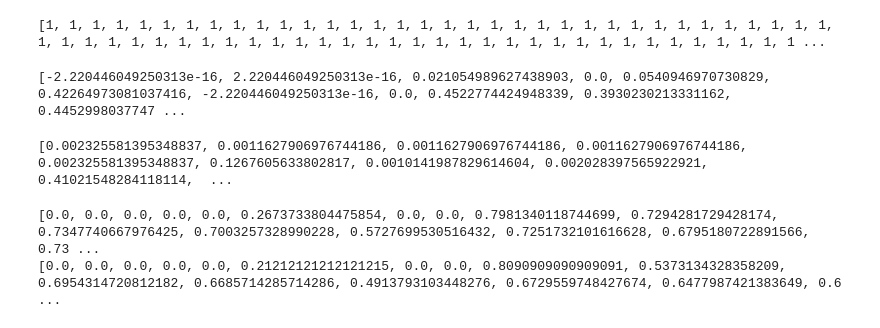
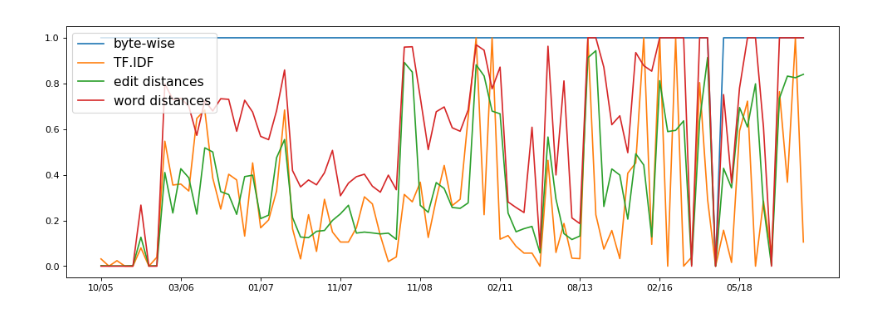
Before and after one commit to ianmilligan1/ipsw-quantifying-change, a Jupyter notebook: caoimhe_metrics.ipynb, the cells around one changed output. Saved outputs shown, nothing was run; the diff lists cells and outputs as text; code cells hidden in the pictures.

Commit message:
contains plot of metrics

```diff
--- a/caoimhe_metrics.ipynb
+++ b/caoimhe_metrics.ipynb
@@ -42,9 +44,9 @@ for y in range(len(homepages)-1):
         bytewise.append(1)
 
 # output is the list of metric values: either 0 (no change) or 1 (any change)
-print(bytewise)
+# print(bytewise)
+lists[0] = bytewise
+labels.append('byte-wise')
-# %% [output]
-[1, 1, 1, 1, 1, 1, 1, 1, 1, 1, 1, 1, 1, 1, 1, 1, 1, 1, 1, 1, 1, 1, 1, 1, 1, 1, 1, 1, 1, 1, 1, 1, 1, 1, 1, 1, 1, 1, 1, 1, 1, 1, 1, 1, 1, 1, 1, 1, 1, 1, 1, 1, 1, 1, 1, 1, 1, 1, 1, 1, 1, 1, 1, 1, 1, 1, 1 ...
 # %%
 # TF.IDF metric
 # compares the occurrence of chosen words in each page
@@ -81,9 +83,9 @@ for y in range(len(homepages)-1):
     tfidf.append(D)
 
 # output is the list of metric values between 0 (very similar) and 1 (very different)
-print(tfidf)
+# print(tfidf)
+lists[1] = tfidf
+labels.append('TF.IDF')
-# %% [output]
-[-2.220446049250313e-16, 2.220446049250313e-16, 0.021054989627438903, 0.0, 0.0540946970730829, 0.42264973081037416, -2.220446049250313e-16, 0.0, 0.4522774424948339, 0.3930230213331162, 0.4452998037747 ...
 # %%
 # edit distances metric
 # number of edits that are required to transform one sentence into another.
@@ -101,9 +103,9 @@ for y in range(len(homepages)-1):
     edit_distances.append(distance / (len_first + len_second))
 
 # output is the list of metric values between 0 (very similar) and 1 (very different)
-print(edit_distances)
+# print(edit_distances)
+lists[2] = edit_distances
+labels.append('edit distances')
-# %% [output]
-[0.002325581395348837, 0.0011627906976744186, 0.0011627906976744186, 0.0011627906976744186, 0.002325581395348837, 0.1267605633802817, 0.0010141987829614604, 0.002028397565922921, 0.41021548284118114,  ...
 # %%
 # word distance metric
 # calculates how many of the words on a page have changed
@@ -122,8 +124,23 @@ for y in range (0,len(homepages)-1):
     word_distance_split.append(distance_split)
 
 # output is the list of metric values between 0 (very similar) and 1 (very different)
-print(word_distance)
-print(word_distance_split)
+# print(word_distance)
+# print(word_distance_split)
+lists[3] = word_distance
+#lists[4] = word_distance_split
+labels.append('word distances')
+#labels.append('word distances split')
-# %% [output]
-[0.0, 0.0, 0.0, 0.0, 0.0, 0.2673733804475854, 0.0, 0.0, 0.7981340118744699, 0.7294281729428174, 0.7347740667976425, 0.7003257328990228, 0.5727699530516432, 0.7251732101616628, 0.6795180722891566, 0.73 ...
-[0.0, 0.0, 0.0, 0.0, 0.0, 0.21212121212121215, 0.0, 0.0, 0.8090909090909091, 0.5373134328358209, 0.6954314720812182, 0.6685714285714286, 0.4913793103448276, 0.6729559748427674, 0.6477987421383649, 0.6 ...
+# %%
+times = homepages[0].unique()
+N = 10
+
+plt.figure(figsize = (15,5), dpi = 80, facecolor = 'w', edgecolor = 'k')
+for j in range(len(lists)):
+    my_xticks = []
+    for i in range (0,len(times)-1,N):
+        my_xticks.append(str(times[i][5:7] + "/" + times[i][3:5]));
+    plt.plot(lists[j], label = labels[j]);
+    plt.xticks(range(0,len(times)-1,N), my_xticks);
+    plt.legend(loc = "upper left", fontsize = 14)
+# %% [output]
+[figure, added]
```
Also changed, not shown: parts of 2 cells of this notebook.
